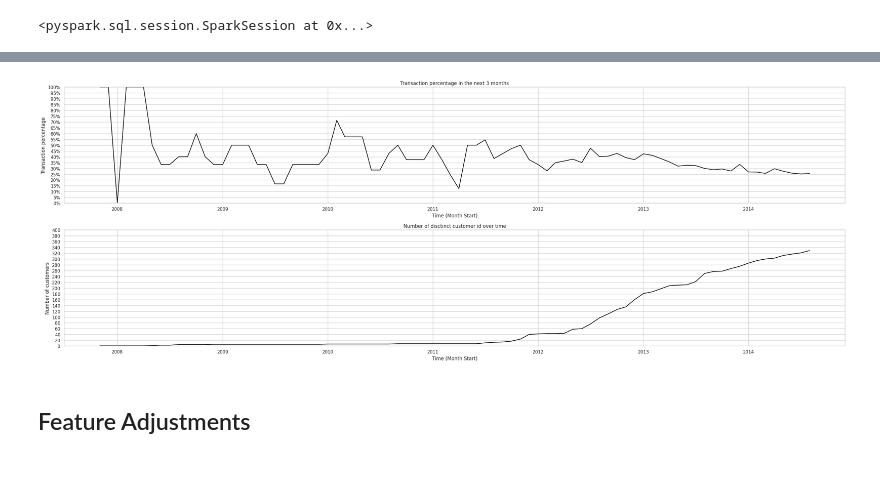
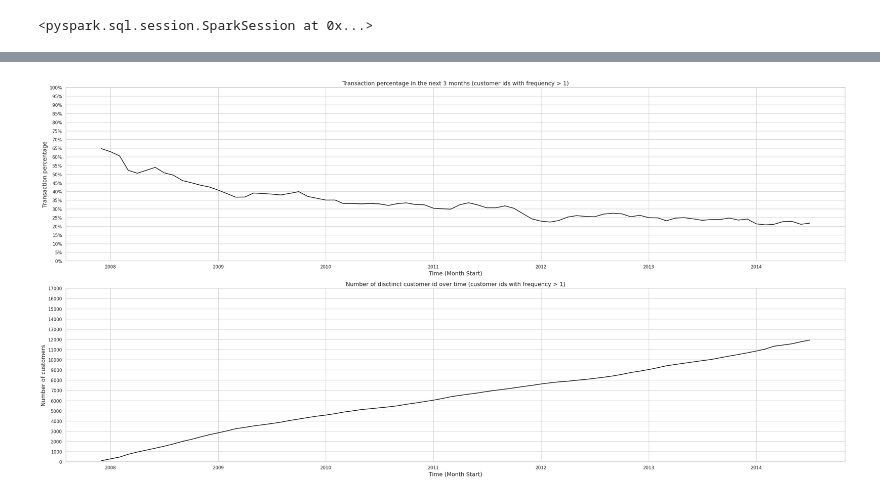
Before and after one commit to FelipeTufaile/Customer-Lifetime-Value, a Jupyter notebook: notebooks/Feature_Analysis.ipynb, the cells around one changed output, grey strips where cells are left out. Cells and saved outputs as stored; diff of their text form; code cells hidden in the pictures; blank space fills up the shorter version.

```diff
--- a/notebooks/Feature_Analysis.ipynb
+++ b/notebooks/Feature_Analysis.ipynb
@@ -185,3 +187,5 @@ It is noticeable that the distribution of all variables related to the transacti
 # %%
-# Defining cutoff for the trans_amt_R03m_lead1
-cutoff = (cltv_tbl.ref_dt.max() - timedelta(days=92)).replace(day=1).strftime("%Y-%m-%d")
+# Defining cutoff for the trans_amt_R03m_lead1:
+# A limit ref_dt that should be set when using trans_amt_R03m_lead1 as the target as explained before.
+cutoff = (cltv_tbl.ref_dt.max() - timedelta(days=93)).replace(day=1).strftime("%Y-%m-%d")
+print(f"The cutoff date to use trans_amt_R03m_lead1 as target is: {cutoff}")
@@ -498,7 +559,7 @@ plt.show()
 # %%
 # Creating a transaction percentage in the next 3 months dataframe
 trans_next_3m_tbl = (
-    cltv_tbl[pd.to_datetime(cltv_tbl.ref_dt) <= cutoff]
+    cltv_tbl[(pd.to_datetime(cltv_tbl.ref_dt) <= cutoff) & (cltv_tbl.frequency > 1)]
     .assign(trans_next_3m = lambda x:np.where(x.trans_amt_R03m_lead1 > 0, 1, 0))
     .groupby(['ref_dt'])
     .agg({"trans_next_3m":"mean", "cust_id": lambda x: x.nunique()})
@@ -509,42 +570,40 @@ trans_next_3m_tbl = (
 
 
 # Set the figure size
-plt.figure(figsize=(28, 10))
+plt.figure(figsize=(28, 14))
 
 ###################################################################################
 plt.subplot(211)
 sns.set(style="whitegrid")
 sns.lineplot(data=trans_next_3m_tbl, x="ref_dt", y="trans_next_3m", color="black")
 #sns.scatterplot(x=[3], y=[pctg_trans_3m], color="red", label=f"Cycle Length up to 3 Months (Est.: {np.round(100*pctg_trans_3m,1)}% of customers)")
-plt.xlabel('Time (Month Start)')
-plt.ylabel('Transaction percentage')
-plt.title('Transaction percentage in the next 3 months')
+plt.xlabel('Time (Month Start)', fontsize=14)
+plt.ylabel('Transaction percentage', fontsize=14)
+plt.title('Transaction percentage in the next 3 months (customer ids with frequency > 1)', fontsize=14)
 
 #plt.xlim([0, 36])
 #plt.xticks(ticks=[0 + i*2 for i in range(19)])
 
 plt.ylim([0, 1])
 plt.yticks(ticks=[0 + i*0.05 for i in range(21)], labels=[f"{0 + i*5}%" for i in range(21)])
 
 ###################################################################################
 plt.subplot(212)
 sns.set(style="whitegrid")
 sns.lineplot(data=trans_next_3m_tbl, x="ref_dt", y="cust_id", color="black")
 #sns.scatterplot(x=[3], y=[pctg_trans_3m], color="red", label=f"Cycle Length up to 3 Months (Est.: {np.round(100*pctg_trans_3m,1)}% of customers)")
-plt.xlabel('Time (Month Start)')
-plt.ylabel('Number of customers')
-plt.title('Number of disctinct customer id over time')
+plt.xlabel('Time (Month Start)', fontsize=14)
+plt.ylabel('Number of customers', fontsize=14)
+plt.title('Number of disctinct customer id over time (customer ids with frequency > 1)', fontsize=14)
 
-plt.ylim([0, 400])
-plt.yticks(ticks=[0 + i*20 for i in range(21)])
+plt.ylim([0, 17000])
+plt.yticks(ticks=[0 + i*1000 for i in range(18)])
 
 
 # Adjust layout
 plt.tight_layout()
 
 # Displaying the plots
 plt.show()
 # %% [output]
-[figure, old version]
+[figure, new version]
-# %% [markdown]
-## Feature Adjustments
```
Also changed, not shown: parts of 32 cells of this notebook.
